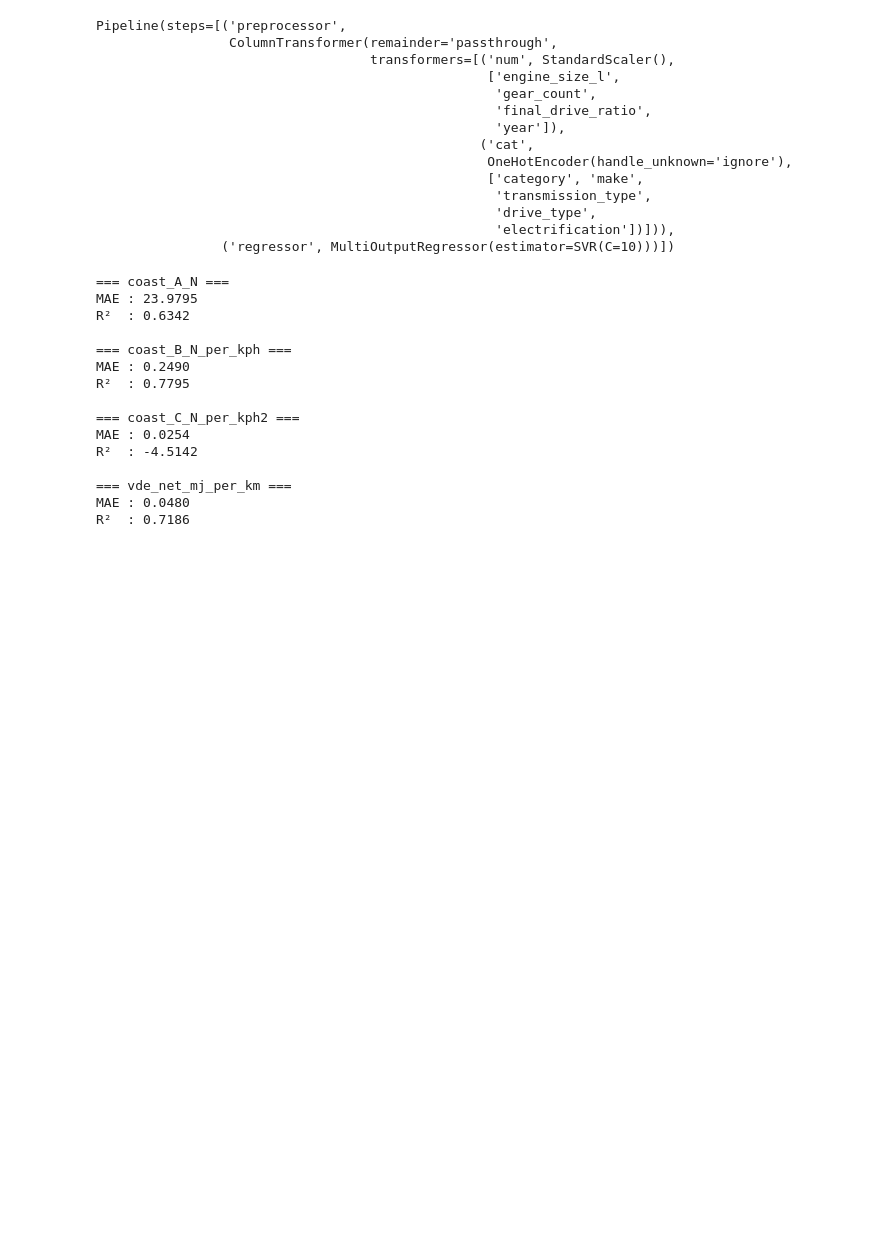
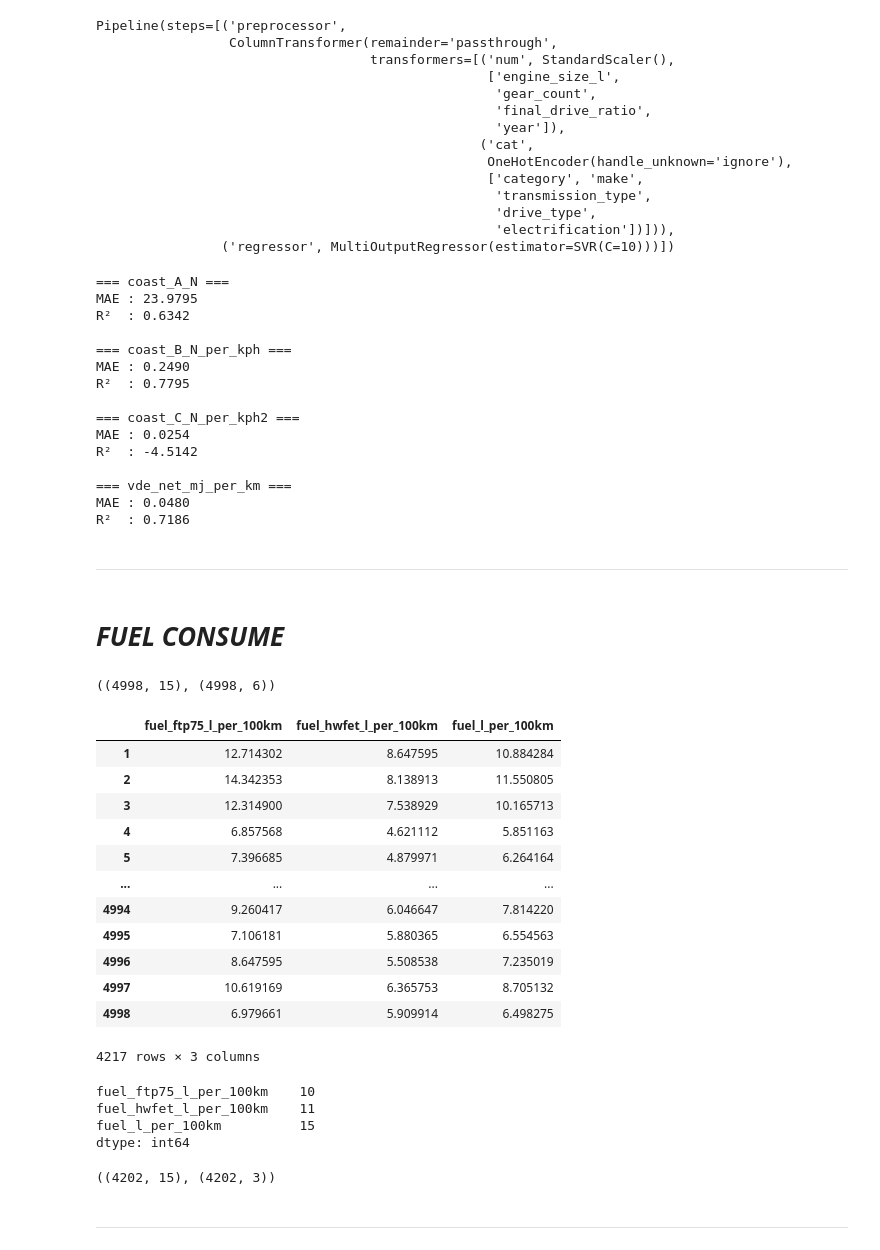
Before and after one commit to caiohfr/projects, a Jupyter notebook: ML_Regression_VDE.ipynb, the cells around one changed output. Drawn from its saved outputs; the diff is of its cells as text; code cells hidden in the pictures; blank space fills up the shorter version.

```diff
--- a/my_notebook.ipynb
+++ b/ML_Regression_VDE.ipynb
@@ -450,3 +456,77 @@ R²  : -4.5142
 === vde_net_mj_per_km ===
 MAE : 0.0480
 R²  : 0.7186
+# %% [markdown]
+-- --
+# %% [markdown]
+# ***FUEL CONSUME***
+# %%
+# Selecionando features
+X_fc = df_filtred[
+    [
+        "category",
+        "make",
+        "year",
+        "engine_size_l",
+        "transmission_type",
+        "drive_type",
+        "electrification",
+        "gear_count",
+        "final_drive_ratio",
+        "coast_A_N",
+        "coast_B_N_per_kph",
+        "coast_C_N_per_kph2",
+        "vde_net_mj_per_km",
+        "vde_urb_mj_per_km",
+        "vde_hw_mj_per_km",
+    ]
+]
+
+# Selecionando targets
+y_fc = df_filtred[
+    [
+        "fuel_ftp75_l_per_100km",
+        "fuel_hwfet_l_per_100km",
+        "fuel_l_per_100km",
+        "energy_ftp75_Wh_per_km",
+        "energy_hwfet_Wh_per_km",
+        "energy_Wh_per_km",
+    ]
+]
+
+X_fc.shape, y_fc.shape
+# %% [output]
+((4998, 15), (4998, 6))
+# %%
+X_fc_nbev = X_fc[X_fc["electrification"] != "BEV"]
+
+y_fc_nbev = y_fc[X_fc["electrification"] != "BEV"].drop(columns=
+    [
+        "energy_ftp75_Wh_per_km",
+        "energy_hwfet_Wh_per_km",
+        "energy_Wh_per_km",
+    ]
+)
+# %%
+y_fc_nbev
+# %% [output]
+|  | fuel_ftp75_l_per_100km | fuel_hwfet_l_per_100km | fuel_l_per_100km |
+| 1 | 12.714302 | 8.647595 | 10.884284 |
+| 2 | 14.342353 | 8.138913 | 11.550805 |
+| 3 | 12.314900 | 7.538929 | 10.165713 |
+| 4 | 6.857568 | 4.621112 | 5.851163 |
+| 5 | 7.396685 | 4.879971 | 6.264164 |
+| ... | ... | ... | ... |
+| 4994 | 9.260417 | 6.046647 | 7.814220 |
+| 4995 | 7.106181 | 5.880365 | 6.554563 |
+| 4996 | 8.647595 | 5.508538 | 7.235019 |
+| 4997 | 10.619169 | 6.365753 | 8.705132 |
+| 4998 | 6.979661 | 5.909914 | 6.498275 |
+4217 rows × 3 columns
+# %%
+y_fc_nbev.isna().sum()
+# %% [output]
+fuel_ftp75_l_per_100km    10
+fuel_hwfet_l_per_100km    11
+fuel_l_per_100km          15
+dtype: int64
@@ -452,0 +538,6 @@ R²  : 0.7186
+# %%
+X_fc_nbev.shape, y_fc_nbev.shape
+# %% [output]
+((4202, 15), (4202, 3))
+# %% [markdown]
+-- --
```
Also changed, not shown: parts of 48 cells of this notebook.
